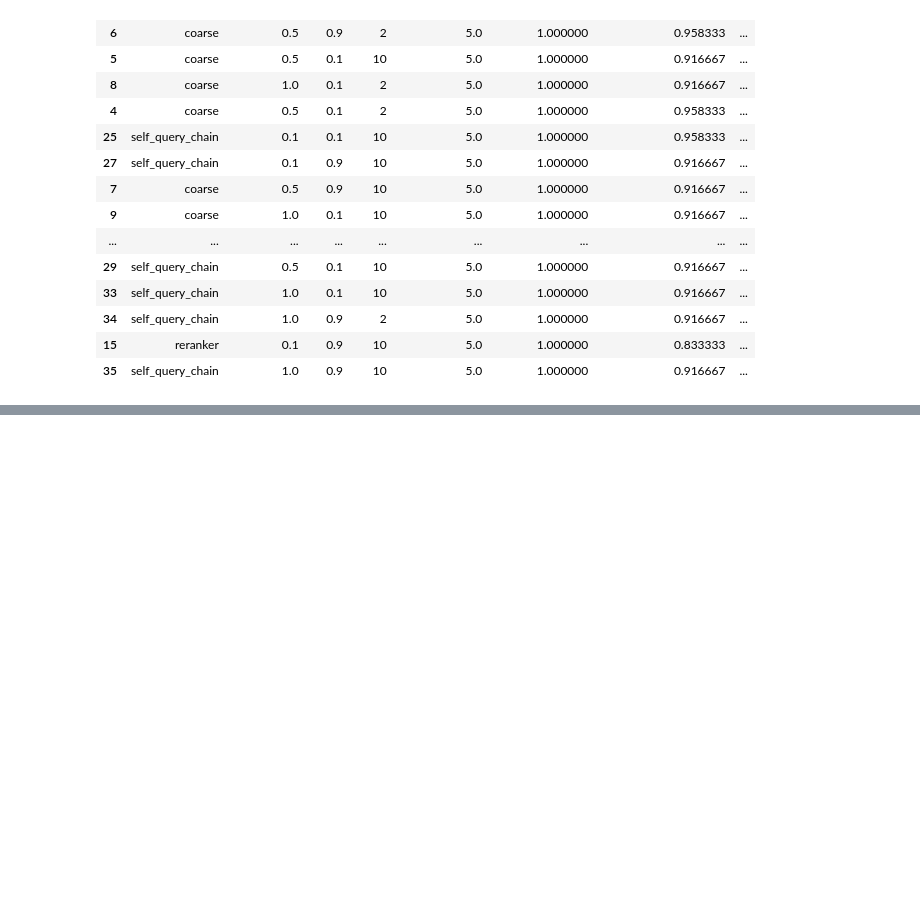
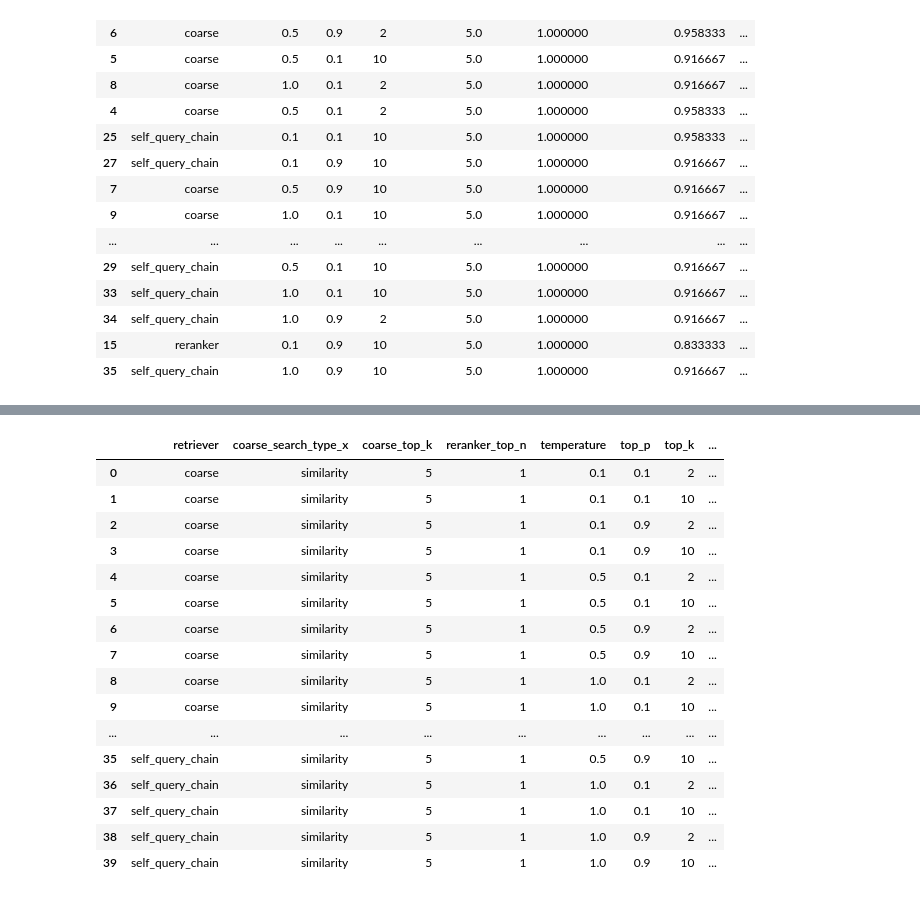
Before and after one commit to devinsuy/Enterprise-RAG, a Jupyter notebook: notebooks/eval_pipeline.ipynb, the cells around one changed output, grey strips where cells are left out. Cells and saved outputs as stored; diff of their text form; code cells hidden in the pictures; blank space fills up the shorter version.

```diff
--- a/notebooks/eval_pipeline.ipynb
+++ b/notebooks/eval_pipeline.ipynb
@@ -808,0 +870,24 @@ final_gate_keeper_response_llm_score.to_csv("gatekeeper_response_llm_score_compl
+# %%
+final_score_df = llm_gate_keeper_score.merge(llm_quality_score,  how='inner', on=["retriever","coarse_top_k","reranker_top_n","temperature", "top_p", "top_k"])
+# %%
+final_score_df['Total_Score'] = (final_score_df['LLM GateKeeper Judge'] + final_score_df['LLM Score'])/2
+# %%
+final_score_df
+# %% [output]
+|  | retriever | coarse_search_type_x | coarse_top_k | reranker_top_n | temperature | top_p | top_k | ... |
+| 0 | coarse | similarity | 5 | 1 | 0.1 | 0.1 | 2 | ... |
+| 1 | coarse | similarity | 5 | 1 | 0.1 | 0.1 | 10 | ... |
+| 2 | coarse | similarity | 5 | 1 | 0.1 | 0.9 | 2 | ... |
+| 3 | coarse | similarity | 5 | 1 | 0.1 | 0.9 | 10 | ... |
+| 4 | coarse | similarity | 5 | 1 | 0.5 | 0.1 | 2 | ... |
+| 5 | coarse | similarity | 5 | 1 | 0.5 | 0.1 | 10 | ... |
+| 6 | coarse | similarity | 5 | 1 | 0.5 | 0.9 | 2 | ... |
+| 7 | coarse | similarity | 5 | 1 | 0.5 | 0.9 | 10 | ... |
+| 8 | coarse | similarity | 5 | 1 | 1.0 | 0.1 | 2 | ... |
+| 9 | coarse | similarity | 5 | 1 | 1.0 | 0.1 | 10 | ... |
+| ... | ... | ... | ... | ... | ... | ... | ... | ... |
+| 35 | self_query_chain | similarity | 5 | 1 | 0.5 | 0.9 | 10 | ... |
+| 36 | self_query_chain | similarity | 5 | 1 | 1.0 | 0.1 | 2 | ... |
+| 37 | self_query_chain | similarity | 5 | 1 | 1.0 | 0.1 | 10 | ... |
+| 38 | self_query_chain | similarity | 5 | 1 | 1.0 | 0.9 | 2 | ... |
+| 39 | self_query_chain | similarity | 5 | 1 | 1.0 | 0.9 | 10 | ... |
```
Also changed, not shown: parts of 9 cells of this notebook.
